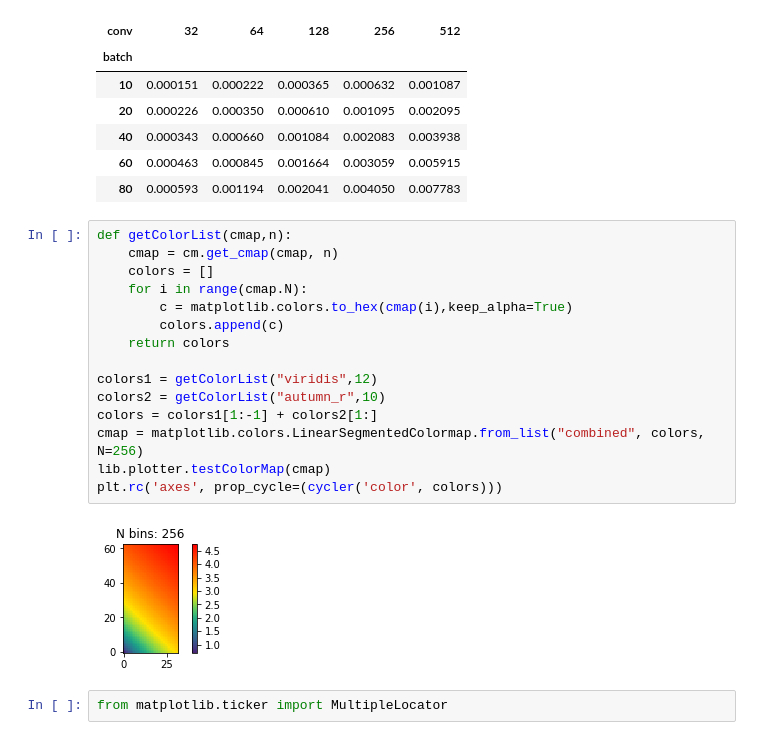
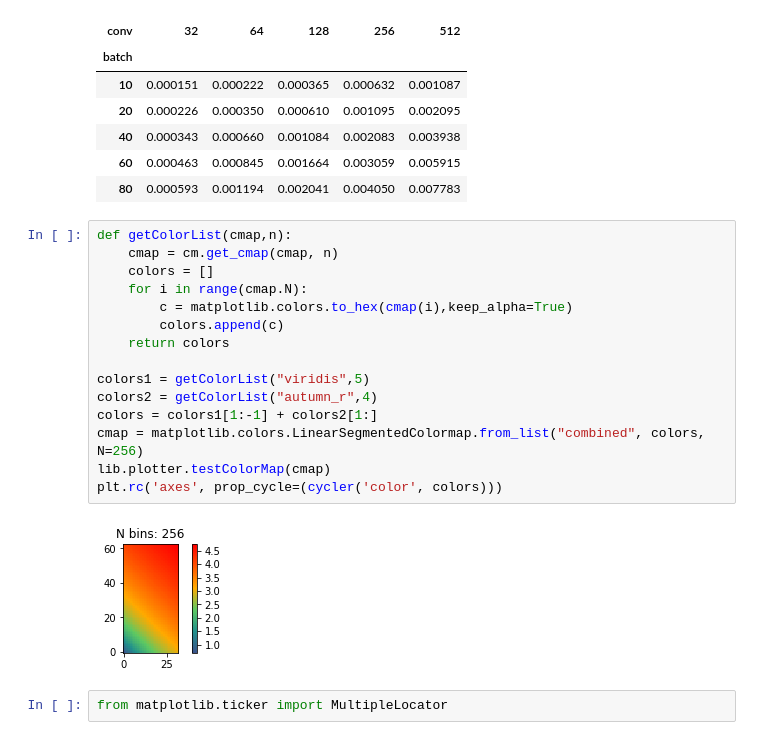
Before and after one commit to shidong-ai/DNNMark, a Jupyter notebook: 20180702-dnn-conv-relu-fwdbwd-series-wh32-gpu-trace.ipynb, the cells around one changed output. Saved outputs shown, nothing was run; the diff lists cells and outputs as text.

```diff
--- a/20180702-dnn-conv-relu-fwdbwd-series-wh32-gpu-trace.ipynb
+++ b/20180702-dnn-conv-relu-fwdbwd-series-wh32-gpu-trace.ipynb
@@ -193,20 +193,20 @@ dfconvsF.head()
 # %%
 def getColorList(cmap,n):
     cmap = cm.get_cmap(cmap, n)
     colors = []
     for i in range(cmap.N):
         c = matplotlib.colors.to_hex(cmap(i),keep_alpha=True)
         colors.append(c)
     return colors
 
-colors1 = getColorList("viridis",12)
-colors2 = getColorList("autumn_r",10)
+colors1 = getColorList("viridis",5)
+colors2 = getColorList("autumn_r",4)
 colors = colors1[1:-1] + colors2[1:]
 cmap = matplotlib.colors.LinearSegmentedColormap.from_list("combined", colors, N=256)
 lib.plotter.testColorMap(cmap)
 plt.rc('axes', prop_cycle=(cycler('color', colors)))
 # %% [output]
-[figure, old version]
+[figure, new version]
 # %%
 from matplotlib.ticker import MultipleLocator
 # %%
```
Also changed, not shown: parts of 14 cells of this notebook.
